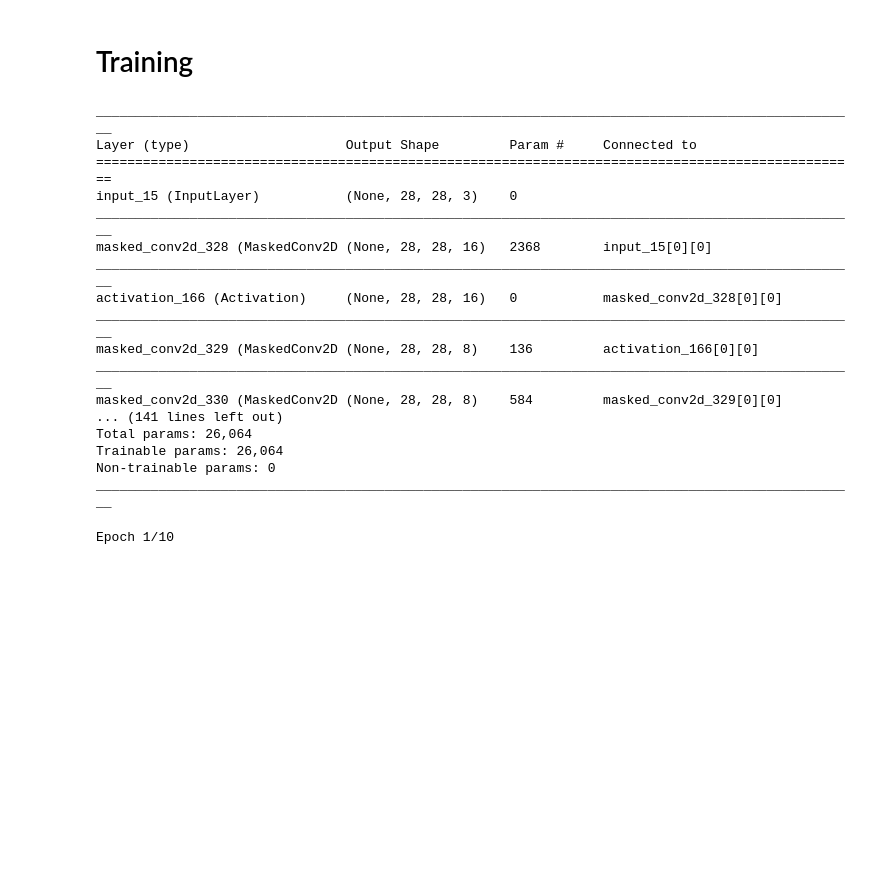
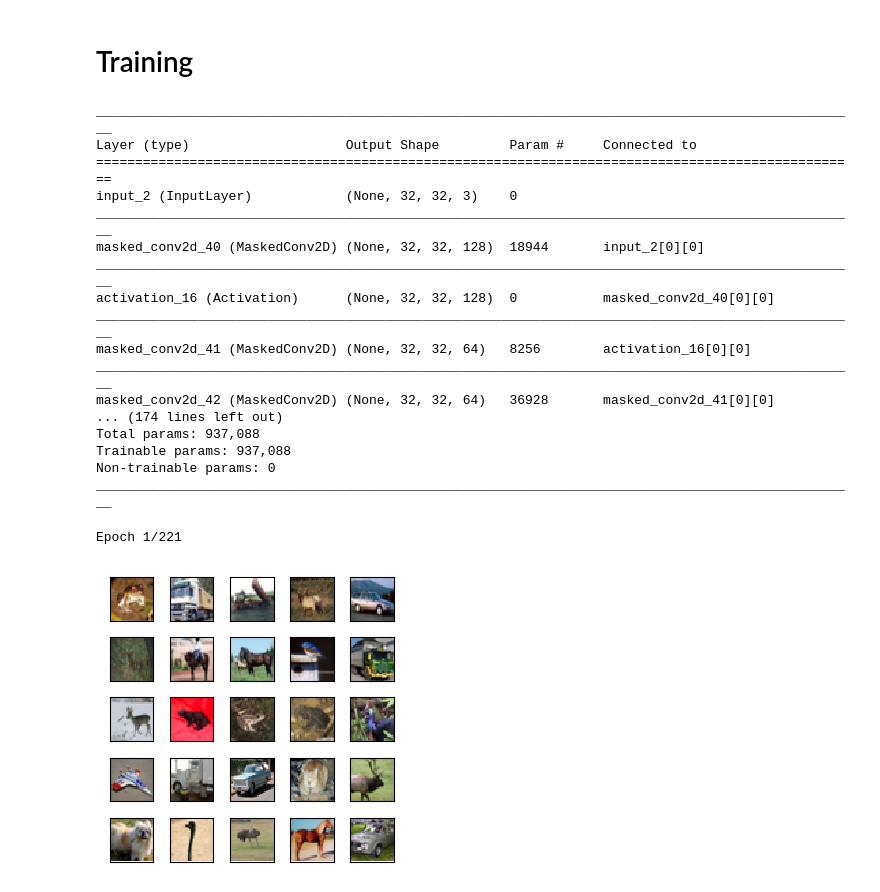
Before and after one commit to jasonrobwebster/unsupervised-nmt-with-vaes, a Jupyter notebook: pixel_cnn/pixel_cnn.ipynb, the cells around one changed output. Drawn from its saved outputs; the diff is of its cells as text; code cells hidden in the pictures; blank space fills up the shorter version.

```diff
--- a/pixel_cnn/pixel_cnn.ipynb
+++ b/pixel_cnn/pixel_cnn.ipynb
@@ -187,8 +187,13 @@ def load_color_mnist():
     x_train = x_train/255.
     x_test = x_test/255.
 
-    x_train = (x_train > np.random.rand(*x_train.shape)).astype(np.int32)
-    x_test = (x_test > np.random.rand(*x_test.shape)).astype(np.int32)
+    return (x_train, y_train), (x_test, y_test)
+
+
+def load_cifar10():
+    (x_train, y_train), (x_test, y_test) = cifar10.load_data()
+    x_train = x_train/255.
+    x_test = x_test/255.
 
     return (x_train, y_train), (x_test, y_test)
 # %%
@@ -222,28 +227,29 @@ def data_quantizer(data, batch_size=32, quantisations=256, shuffle=True):
 # %% [markdown]
 # Training
 # %%
-(x_train, y_train), (x_test, y_test) = load_color_mnist()
+(x_train, y_train), (x_test, y_test) = load_cifar10()
 
 input_shape = x_train.shape[1:]
+nb_channels = input_shape[-1]
 
-model = pixel_cnn(input_shape, 16, 12)
+model = pixel_cnn(input_shape, 128, 15)
 model.summary()
 # %% [output]
 __________________________________________________________________________________________________
 Layer (type)                    Output Shape         Param #     Connected to
 ==================================================================================================
-input_15 (InputLayer)           (None, 28, 28, 3)    0
+input_2 (InputLayer)            (None, 32, 32, 3)    0
 __________________________________________________________________________________________________
-masked_conv2d_328 (MaskedConv2D (None, 28, 28, 16)   2368        input_15[0][0]
+masked_conv2d_40 (MaskedConv2D) (None, 32, 32, 128)  18944       input_2[0][0]
 __________________________________________________________________________________________________
-activation_166 (Activation)     (None, 28, 28, 16)   0           masked_conv2d_328[0][0]
+activation_16 (Activation)      (None, 32, 32, 128)  0           masked_conv2d_40[0][0]
 __________________________________________________________________________________________________
-masked_conv2d_329 (MaskedConv2D (None, 28, 28, 8)    136         activation_166[0][0]
+masked_conv2d_41 (MaskedConv2D) (None, 32, 32, 64)   8256        activation_16[0][0]
 __________________________________________________________________________________________________
-masked_conv2d_330 (MaskedConv2D (None, 28, 28, 8)    584         masked_conv2d_329[0][0]
-... (141 lines left out)
-Total params: 26,064
-Trainable params: 26,064
+masked_conv2d_42 (MaskedConv2D) (None, 32, 32, 64)   36928       masked_conv2d_41[0][0]
+... (174 lines left out)
+Total params: 937,088
+Trainable params: 937,088
 Non-trainable params: 0
 __________________________________________________________________________________________________
 # %%
@@ -251,24 +257,34 @@ def binary_pixel_cnn_loss(y_true, y_pred):
     return K.sum(K.binary_crossentropy(y_true, y_pred), axis=(-1, -2, -3))
 
 def pixel_cnn_loss(y_true, y_pred):
-    return K.sum(K.categorical_crossentropy(y_true, y_pred), axis=(-1, -2, -3, -4))
+    return K.mean(K.categorical_crossentropy(y_true, y_pred), axis=(-1, -2, -3, -4))
 
 nb_regions = 4
-regions = cumsum([3**i for i in range(nb_regions+1)]) + 300
+regions = cumsum([3**i for i in range(nb_regions+1)]) + 100
 schedule = lambda i, lr: 0.001 * 10**(-sum(regions <= i)/nb_regions)
 lr_schedule = LearningRateScheduler(schedule)
+checkpoint = ModelCheckpoint('./models/cifar10/model.hdf5', monitor='loss', verbose=1, save_best_only=True)
 
 # epochs = regions[-1]
-epochs = 10
+epochs = regions[-1]
 batch_size = 100
 steps_per_epoch = np.ceil(len(x_train) / batch_size)
 
 gen = data_quantizer(x_train, batch_size=batch_size, quantisations=256)
 
 model.compile(loss=pixel_cnn_loss, optimizer='adam')
-model.fit_generator(gen, steps_per_epoch, epochs=epochs)
+model.fit_generator(gen, steps_per_epoch, epochs=epochs, callbacks=[lr_schedule, checkpoint])
 # model.fit(x_train, x_train, batch_size=batch_size, epochs=epochs, callbacks=[lr_schedule])
 # %% [output]
-Epoch 1/10
+Epoch 1/221
+# %%
+fig, axes = plt.subplots(5, 5, dpi=100, figsize=(3, 3), constrained_layout=True)
+for i, ax in enumerate(axes):
+    for j, a in enumerate(ax):
+        a.imshow(x_train[i*10 + j])
+        a.set_xticks(())
+        a.set_yticks(())
+# %% [output]
+[figure, added]
 # %%
 x_half = x_train[:100].copy()
```
Also changed, not shown: parts of 7 cells of this notebook.
